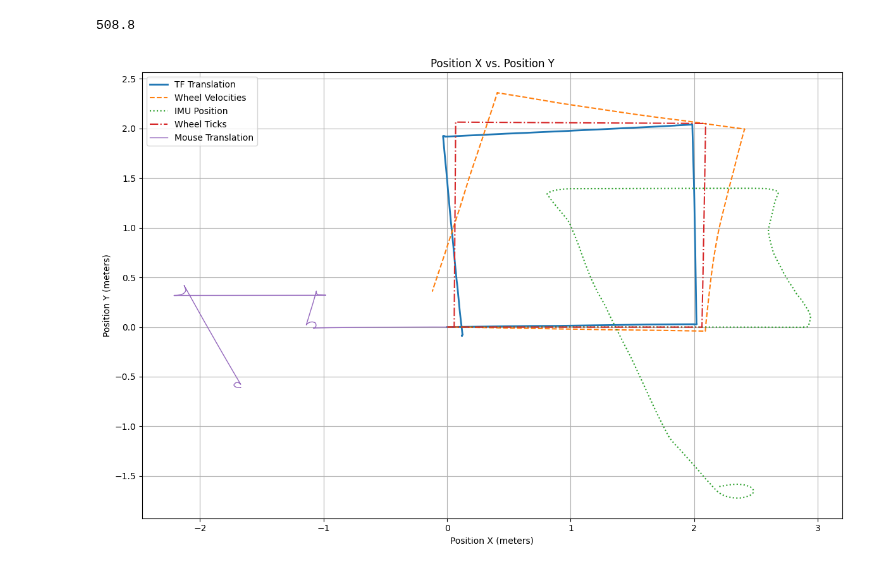
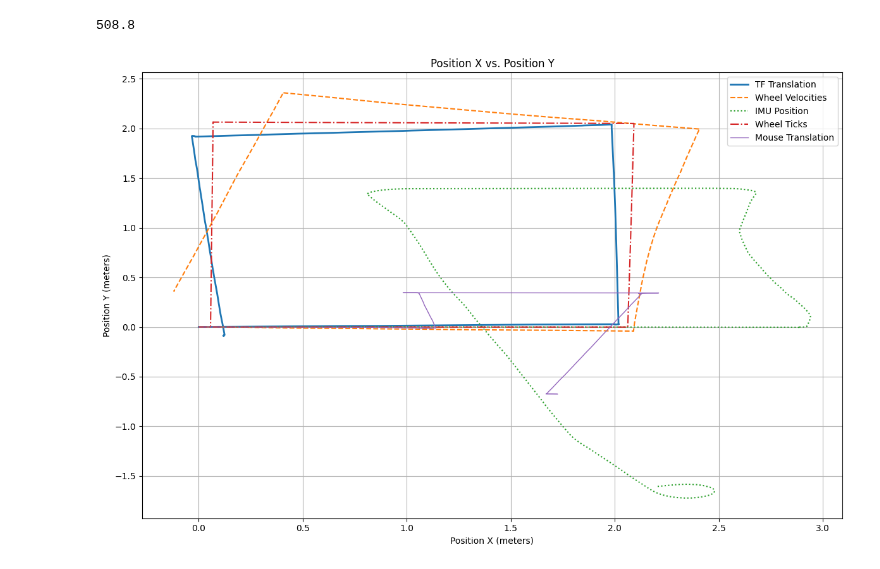
Before and after one commit to calvinbootsman/Data-Fusion-Architecture, a Jupyter notebook: Assignment 3/DFA_Assignment3_2024/data_to_position.ipynb, the cells around one changed output. Saved outputs shown, nothing was run; the diff lists cells and outputs as text; code cells hidden in the pictures.

```diff
--- a/Assignment 3/DFA_Assignment3_2024/data_to_position.ipynb
+++ b/Assignment 3/DFA_Assignment3_2024/data_to_position.ipynb
@@ -56,10 +56,11 @@ def calculate_imu_position(df):
 
 def calculate_mouse_position(mouse_df, imu_df):
     """Calculate mouse-based positions, rotated using IMU yaw."""
-    mouse_df['delta_x'] = mouse_df['integrated_x'].diff()
+
+    mouse_df['delta_x'] = mouse_df['integrated_x'].diff() *-1
     mouse_df['delta_y'] = mouse_df['integrated_y'].diff()
     mouse_df['rotated_delta_x'] = mouse_df['delta_x'] * np.cos(imu_df['yaw'])
-    mouse_df['rotated_delta_y'] = mouse_df['delta_x'] * np.sin(imu_df['yaw'])
+    mouse_df['rotated_delta_y'] = mouse_df['delta_y'] * np.sin(imu_df['yaw'])
     mouse_df['position_x'] = mouse_df['rotated_delta_x'].cumsum()
     mouse_df['position_y'] = mouse_df['rotated_delta_y'].cumsum()
     return mouse_df
@@ -72,31 +73,31 @@ wheel_ticks_df = load_data('wheel_ticks_data.csv')
 wheel_vels_df = load_data('wheel_vels_data.csv')
 
 # Process Data
 imu_df = add_timestamps(imu_df, 'timestamp_sec', 'timestamp_nanosec')
 imu_df = calculate_imu_position(imu_df)
 
 mouse_df = calculate_mouse_position(mouse_df, imu_df)
 
 wheel_ticks_df = add_timestamps(wheel_ticks_df, 'timestamp_sec', 'timestamp_nanosec')
 wheel_ticks_df = calculate_wheel_ticks(wheel_ticks_df)
 
 wheel_vels_df = add_timestamps(wheel_vels_df, 'timestamp_sec', 'timestamp_nanosec')
 wheel_vels_df = calculate_wheel_velocities(wheel_vels_df)
 
 # Plot Results
 plt.figure(figsize=(12, 8))
 plt.plot(tf_df['translation_x'], tf_df['translation_y'], label='TF Translation', linewidth=2)
 plt.plot(wheel_vels_df['position_x'], wheel_vels_df['position_y'], label='Wheel Velocities', linestyle='--')
 plt.plot(imu_df['position_x'], imu_df['position_y'], label='IMU Position', linestyle=':')
 plt.plot(wheel_ticks_df['position_x'], wheel_ticks_df['position_y'], label='Wheel Ticks', linestyle='-.')
 plt.plot(mouse_df['position_x'], mouse_df['position_y'], label='Mouse Translation', linewidth=1)
 plt.xlabel('Position X (meters)')
 plt.ylabel('Position Y (meters)')
 plt.title('Position X vs. Position Y')
 plt.legend()
 plt.grid(True)
 plt.tight_layout()
 plt.show()
 # %% [output]
 508.8
-[figure, old version]
+[figure, new version]
```
Also changed, not shown: parts of 1 cell of this notebook.
